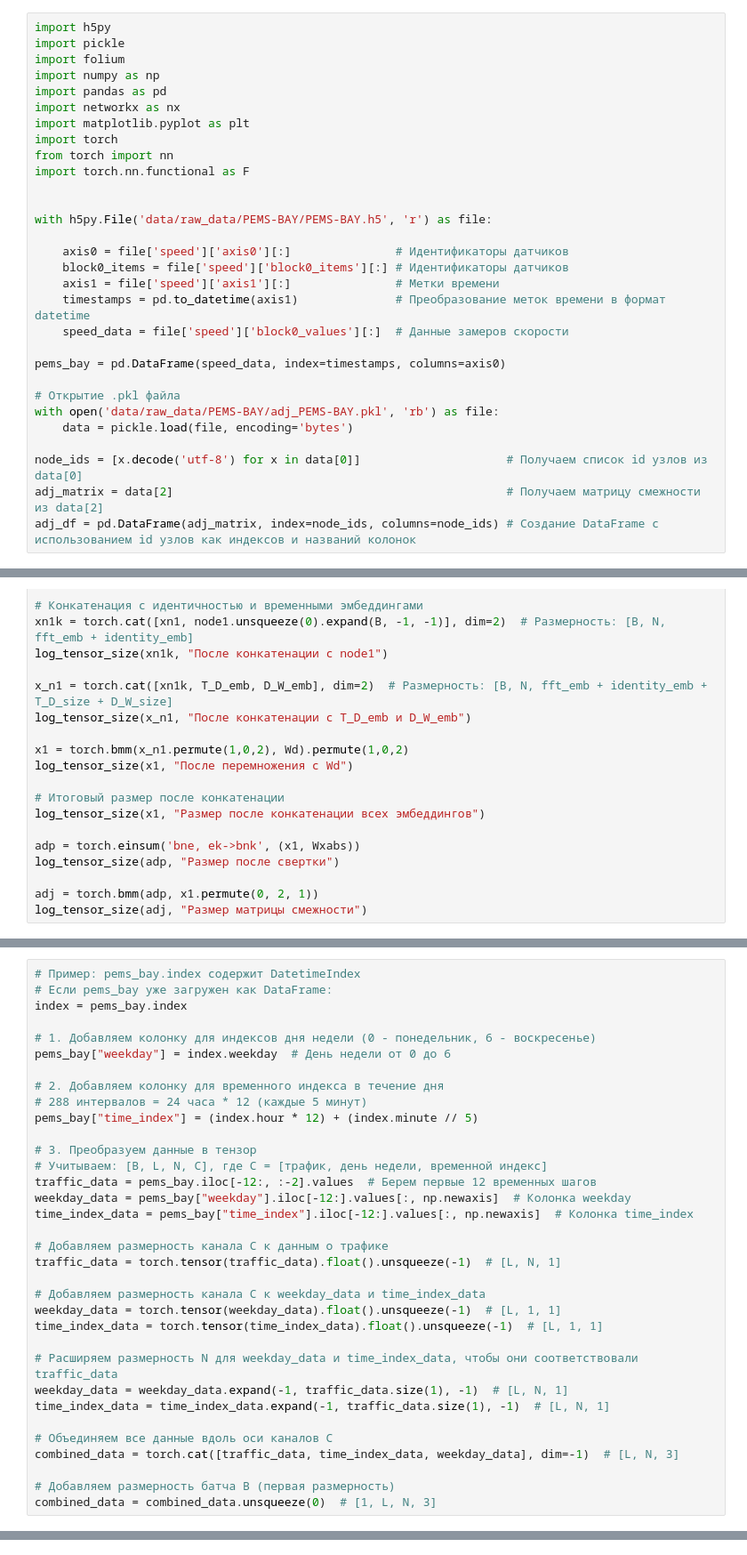
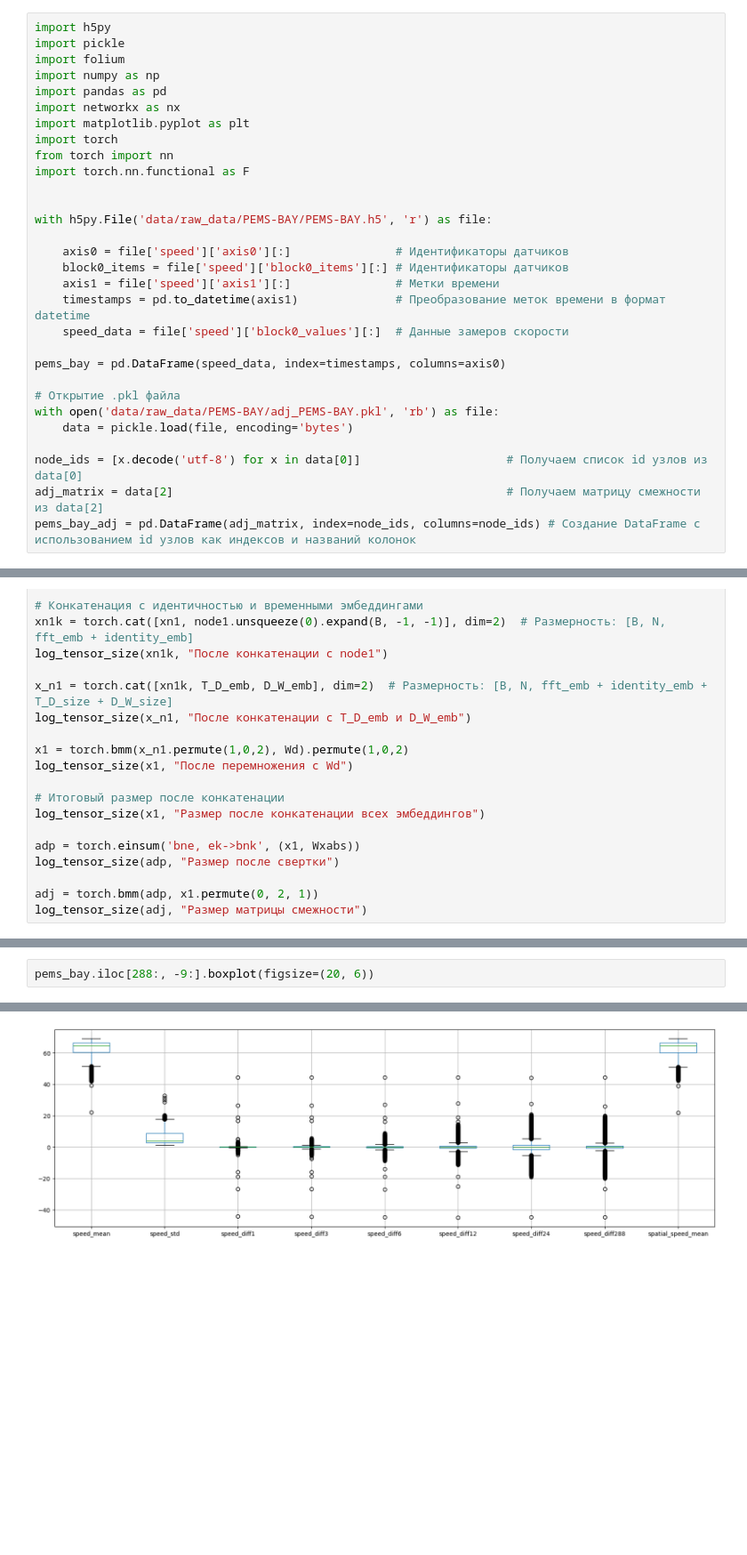
Before and after one commit to romanroff/ITMO_subjects, a Jupyter notebook: NIR/gpt help me 2.ipynb, the cells around one changed output, grey strips where cells are left out. Shown at 89% size. Cells and saved outputs as stored; diff of their text form; blank space fills up the shorter version.

```diff
--- a/NIR/gpt help me 2.ipynb
+++ b/NIR/gpt help me 2.ipynb
@@ -27,4 +27,4 @@ with open('data/raw_data/PEMS-BAY/adj_PEMS-BAY.pkl', 'rb') as file:
 
 node_ids = [x.decode('utf-8') for x in data[0]]                     # Получаем список id узлов из data[0]
 adj_matrix = data[2]                                                # Получаем матрицу смежности из data[2]
-adj_df = pd.DataFrame(adj_matrix, index=node_ids, columns=node_ids) # Создание DataFrame с использованием id узлов как индексов и названий колонок
+pems_bay_adj = pd.DataFrame(adj_matrix, index=node_ids, columns=node_ids) # Создание DataFrame с использованием id узлов как индексов и названий колонок
@@ -192,34 +180,3 @@ pems_bay['time_index'].plot()
-# %%
-# Пример: pems_bay.index содержит DatetimeIndex
-# Если pems_bay уже загружен как DataFrame:
-index = pems_bay.index
-
-# 1. Добавляем колонку для индексов дня недели (0 - понедельник, 6 - воскресенье)
-pems_bay["weekday"] = index.weekday  # День недели от 0 до 6
-
-# 2. Добавляем колонку для временного индекса в течение дня
-# 288 интервалов = 24 часа * 12 (каждые 5 минут)
-pems_bay["time_index"] = (index.hour * 12) + (index.minute // 5)
-
-# 3. Преобразуем данные в тензор
-# Учитываем: [B, L, N, C], где C = [трафик, день недели, временной индекс]
-traffic_data = pems_bay.iloc[-12:, :-2].values  # Берем первые 12 временных шагов
-weekday_data = pems_bay["weekday"].iloc[-12:].values[:, np.newaxis]  # Колонка weekday
-time_index_data = pems_bay["time_index"].iloc[-12:].values[:, np.newaxis]  # Колонка time_index
-
-# Добавляем размерность канала C к данным о трафике
-traffic_data = torch.tensor(traffic_data).float().unsqueeze(-1)  # [L, N, 1]
-
-# Добавляем размерность канала C к weekday_data и time_index_data
-weekday_data = torch.tensor(weekday_data).float().unsqueeze(-1)  # [L, 1, 1]
-time_index_data = torch.tensor(time_index_data).float().unsqueeze(-1)  # [L, 1, 1]
-
-# Расширяем размерность N для weekday_data и time_index_data, чтобы они соответствовали traffic_data
-weekday_data = weekday_data.expand(-1, traffic_data.size(1), -1)  # [L, N, 1]
-time_index_data = time_index_data.expand(-1, traffic_data.size(1), -1)  # [L, N, 1]
-
-# Объединяем все данные вдоль оси каналов C
-combined_data = torch.cat([traffic_data, time_index_data, weekday_data], dim=-1)  # [L, N, 3]
-
-# Добавляем размерность батча B (первая размерность)
-combined_data = combined_data.unsqueeze(0)  # [1, L, N, 3]
+# %%
+pems_bay.iloc[288:, -9:].boxplot(figsize=(20, 6))
+# %% [output]
@@ -225,0 +184 @@ combined_data = combined_data.unsqueeze(0)  # [1, L, N, 3]
+[figure, added]
```
Also changed, not shown: parts of 16 cells of this notebook, 1 other file.
